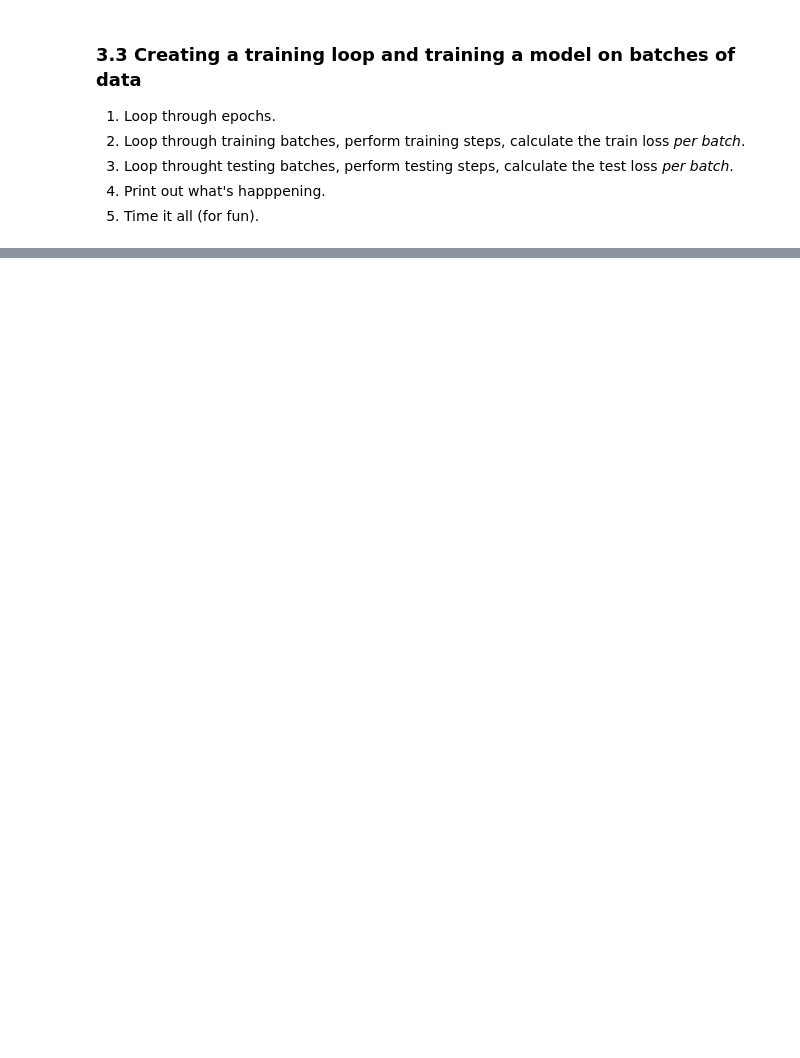
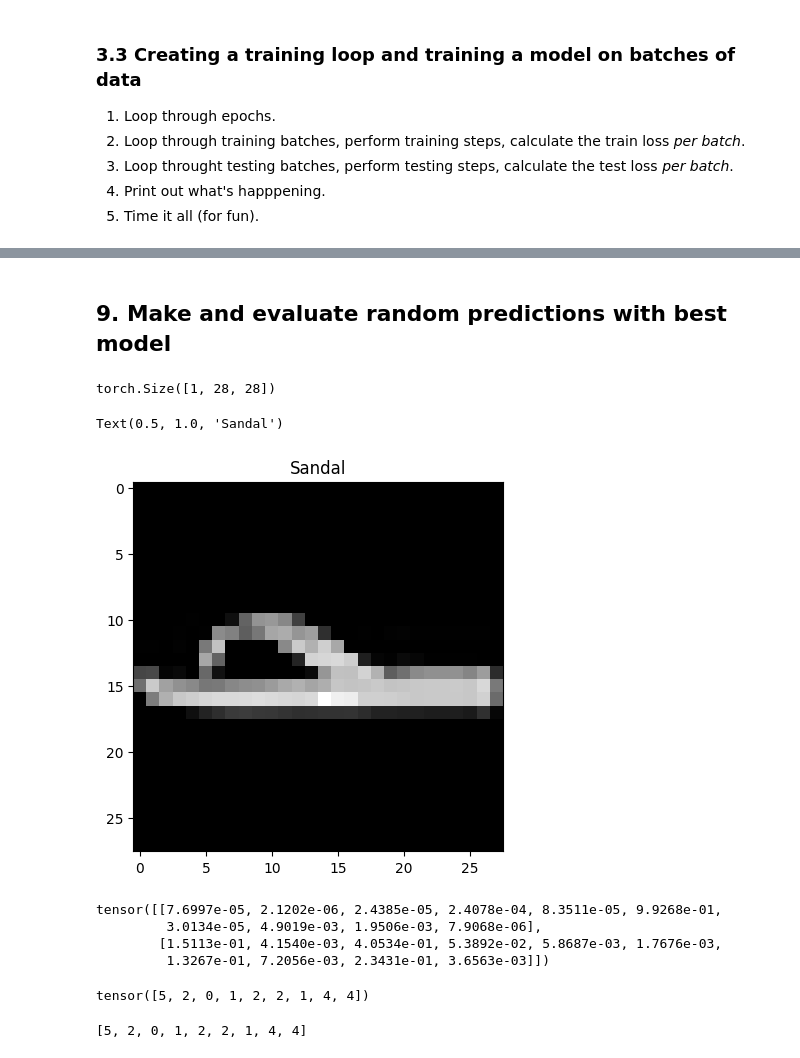
Before and after one commit to Spicyredd/Learn_PyTorch, a Jupyter notebook: 03_pytorch_computer_vision_video.ipynb, the cells around one changed output, grey strips where cells are left out. Drawn from its saved outputs; the diff is of its cells as text; code cells hidden in the pictures; blank space fills up the shorter version.

```diff
--- a/03_pytorch_computer_vision_video.ipynb
+++ b/03_pytorch_computer_vision_video.ipynb
@@ -440,0 +977,2 @@ total_train_time_model_0 = print_train_time(
+# %% [markdown]
+## 9. Make and evaluate random predictions with best model
@@ -440,0 +1001,41 @@ total_train_time_model_0 = print_train_time(
+# %%
+import random
+# random.seed(42)
+test_samples = []
+test_labels = []
+for sample, label in random.sample(list(test_data), k=9):
+  test_samples.append(sample)
+  test_labels.append(label)
+
+# View the first sample shape
+test_samples[0].shape
+# %% [output]
+torch.Size([1, 28, 28])
+# %%
+plt.imshow(test_samples[0].squeeze(), cmap="gray")
+plt.title(class_names[test_labels[0]])
+# %% [output]
+Text(0.5, 1.0, 'Sandal')
+[figure, added]
+# %%
+# Make predictions
+pred_probs = make_predictions(model=model_2,
+                              data=test_samples)
+
+# View the first two predictions probabilities
+pred_probs[:2]
+# %% [output]
+tensor([[7.6997e-05, 2.1202e-06, 2.4385e-05, 2.4078e-04, 8.3511e-05, 9.9268e-01,
+         3.0134e-05, 4.9019e-03, 1.9506e-03, 7.9068e-06],
+        [1.5113e-01, 4.1540e-03, 4.0534e-01, 5.3892e-02, 5.8687e-03, 1.7676e-03,
+         1.3267e-01, 7.2056e-03, 2.3431e-01, 3.6563e-03]])
+# %%
+# Conver prediction proabilities to labels
+pred_classes = pred_probs.argmax(dim=1)
+pred_classes
+# %% [output]
+tensor([5, 2, 0, 1, 2, 2, 1, 4, 4])
+# %%
+test_labels
+# %% [output]
+[5, 2, 0, 1, 2, 2, 1, 4, 4]
```
Also changed, not shown: parts of 51 cells of this notebook.
